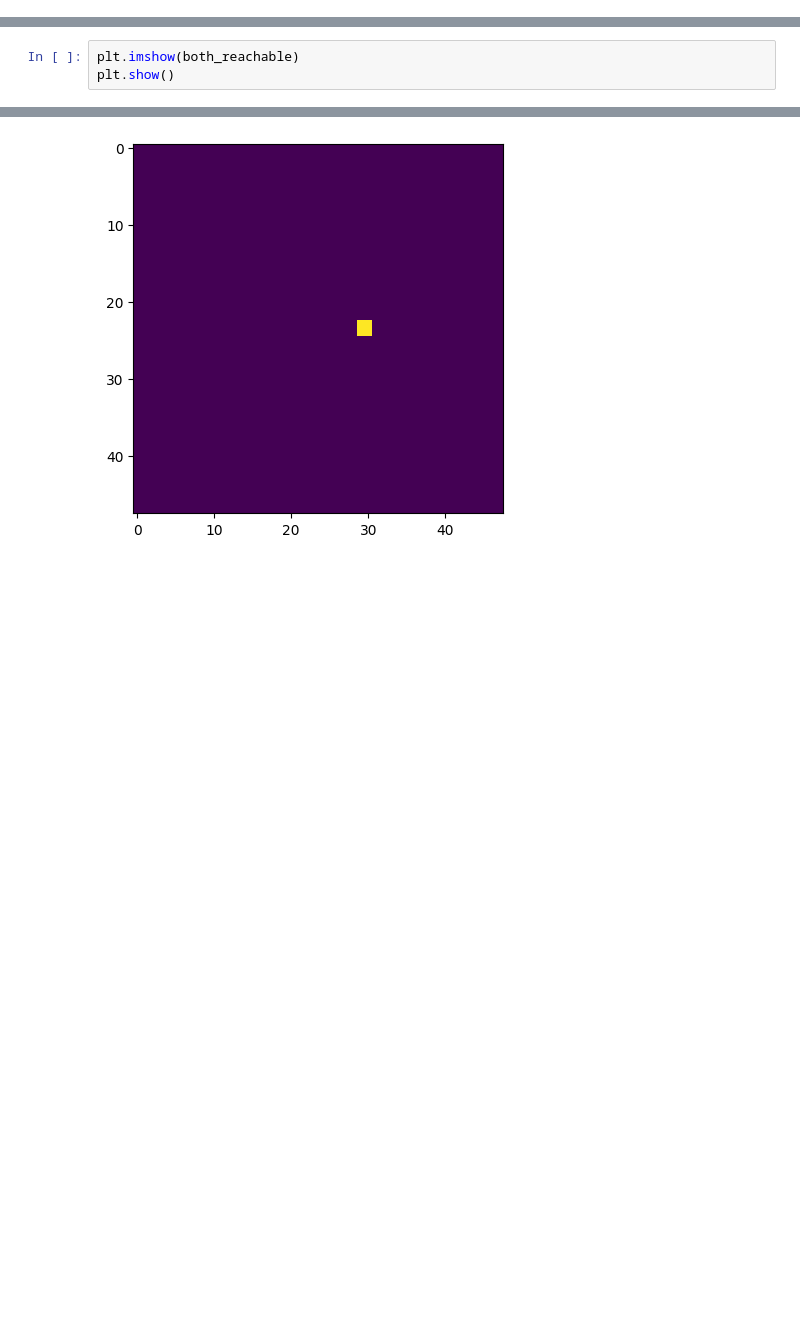
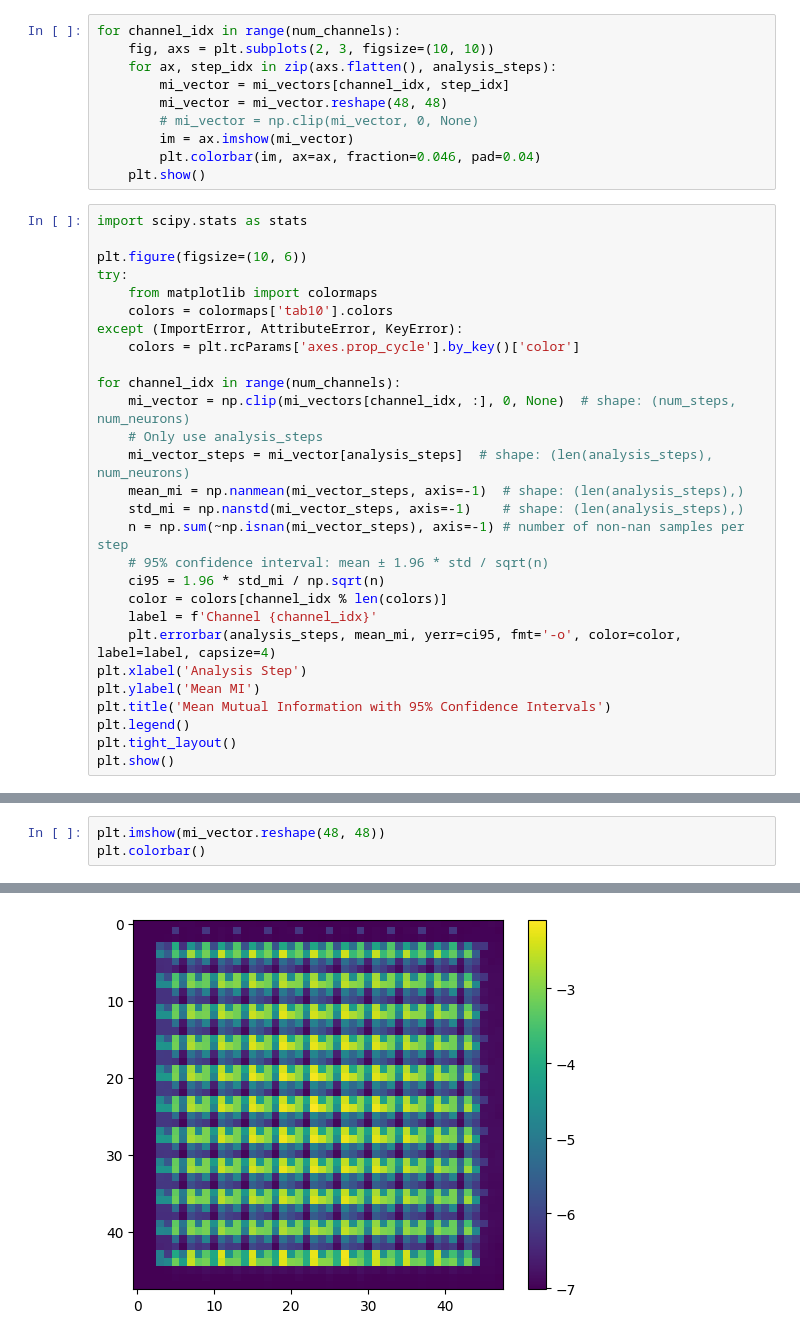
Before and after one commit to FieteLab/torch-biopl-dev, a Jupyter notebook: scripts/feature_attribution.ipynb, the cells around one changed output, grey strips where cells are left out. Cells and saved outputs as stored; diff of their text form; blank space fills up the shorter version.

Commit message:
activity analysis notebooks

```diff
--- a/scripts/feature_attribution.ipynb
+++ b/scripts/feature_attribution.ipynb
@@ -428,0 +710,38 @@ plt.show()
+# %%
+for channel_idx in range(num_channels):
+    fig, axs = plt.subplots(2, 3, figsize=(10, 10))
+    for ax, step_idx in zip(axs.flatten(), analysis_steps):
+        mi_vector = mi_vectors[channel_idx, step_idx]
+        mi_vector = mi_vector.reshape(48, 48)
+        # mi_vector = np.clip(mi_vector, 0, None)
+        im = ax.imshow(mi_vector)
+        plt.colorbar(im, ax=ax, fraction=0.046, pad=0.04)
+    plt.show()
+# %%
+import scipy.stats as stats
+
+plt.figure(figsize=(10, 6))
+try:
+    from matplotlib import colormaps
+    colors = colormaps['tab10'].colors
+except (ImportError, AttributeError, KeyError):
+    colors = plt.rcParams['axes.prop_cycle'].by_key()['color']
+
+for channel_idx in range(num_channels):
+    mi_vector = np.clip(mi_vectors[channel_idx, :], 0, None)  # shape: (num_steps, num_neurons)
+    # Only use analysis_steps
+    mi_vector_steps = mi_vector[analysis_steps]  # shape: (len(analysis_steps), num_neurons)
+    mean_mi = np.nanmean(mi_vector_steps, axis=-1)  # shape: (len(analysis_steps),)
+    std_mi = np.nanstd(mi_vector_steps, axis=-1)    # shape: (len(analysis_steps),)
+    n = np.sum(~np.isnan(mi_vector_steps), axis=-1) # number of non-nan samples per step
+    # 95% confidence interval: mean ± 1.96 * std / sqrt(n)
+    ci95 = 1.96 * std_mi / np.sqrt(n)
+    color = colors[channel_idx % len(colors)]
+    label = f'Channel {channel_idx}'
+    plt.errorbar(analysis_steps, mean_mi, yerr=ci95, fmt='-o', color=color, label=label, capsize=4)
+plt.xlabel('Analysis Step')
+plt.ylabel('Mean MI')
+plt.title('Mean Mutual Information with 95% Confidence Intervals')
+plt.legend()
+plt.tight_layout()
+plt.show()
@@ -429,4 +750,4 @@ plt.show()
 # %%
-plt.imshow(both_reachable)
-plt.show()
+plt.imshow(mi_vector.reshape(48, 48))
+plt.colorbar()
 # %% [output]
@@ -433 +755 @@ plt.show()
-[figure, old version]
+[figure, new version]
```
Also changed, not shown: parts of 24 cells of this notebook, 9 other files.
